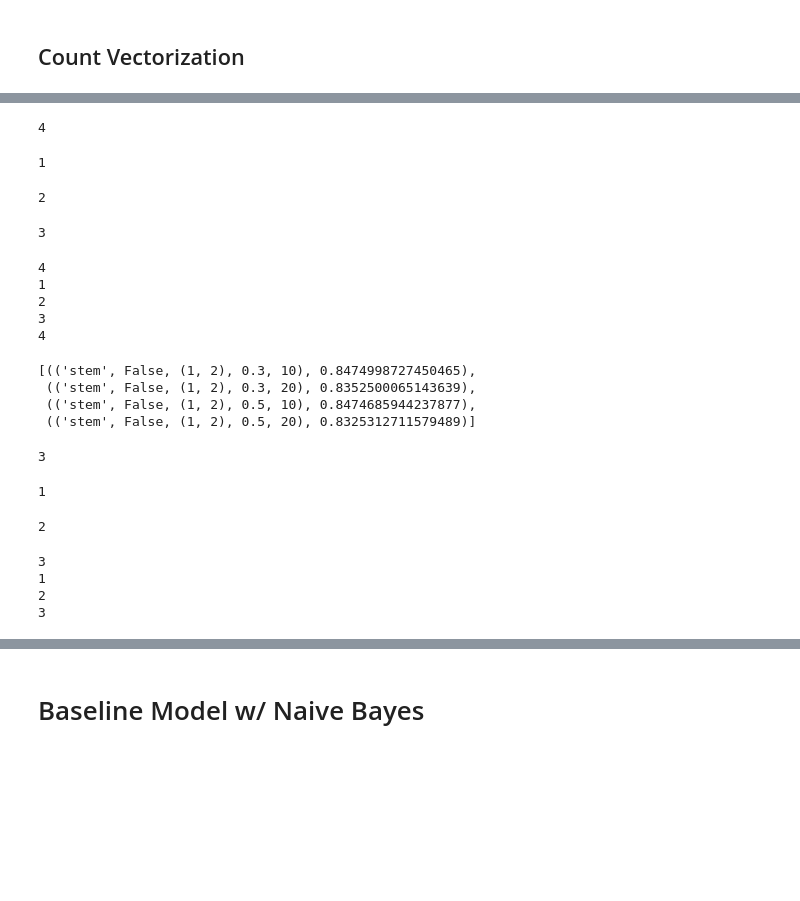
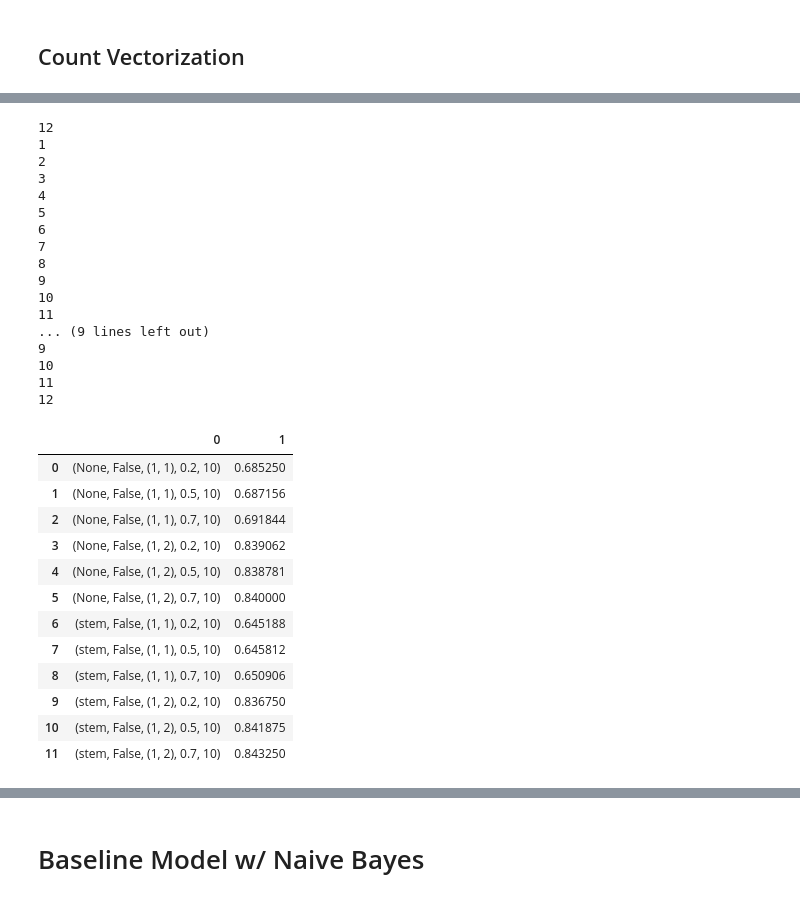
Before and after one commit to morganFitzg/movie-review-sentiment-analysis, a Jupyter notebook: project_nb3.ipynb, the cells around one changed output, grey strips where cells are left out. Drawn from its saved outputs; the diff is of its cells as text; code cells hidden in the pictures; blank space fills up the shorter version.

```diff
--- a/project_nb3.ipynb
+++ b/project_nb3.ipynb
@@ -504,36 +476,0 @@ df_results
-# %%
-order=['stemming','spell_check','n_grams','max_df','chi_percent','max_feat']
-
-params_lists=[['stem'],
-      [False],
-      [(1,2)],
-      [.3,.5],
-      [10,20]]
-
-tokenized = preprocess_grid(X_train,y_train,'count',params_lists)
-
-results=[]
-nb=GaussianNB()
-count=0
-
-for features, xtrain in tokenized:
-    result=cross_val_score(nb,xtrain,y_train,cv=3)
-    results.append((features,result.mean()))
-    count+=1
-    print(count)
-
-results
-# %% [output]
-4
-1
-2
-3
-4
-1
-2
-3
-4
-[(('stem', False, (1, 2), 0.3, 10), 0.8474998727450465),
- (('stem', False, (1, 2), 0.3, 20), 0.8352500065143639),
- (('stem', False, (1, 2), 0.5, 10), 0.8474685944237877),
- (('stem', False, (1, 2), 0.5, 20), 0.8325312711579489)]
@@ -542,23 +477,48 @@ count_results=pd.concat([df_results,pd.DataFrame(results)])
 # %%
 order=['stemming','spell_check','n_grams','max_df','chi_percent','max_feat']
 
-params_lists=[['lemmatize'],
+params_lists=[[None,'stem'],
       [False],
-      [(1,2)],
-      [.3,.5,.6],
+      [(1,1),(1,2)],
+      [.2,.5,.7],
       [10]]
 
 nb=GaussianNB()
 
 result_df=pipeline_nlp(nb,'count',X_train,y_train,params_lists)
+count_results=result_df
+count_results
 # %% [output]
+12
+1
+2
 3
+4
+5
+6
+7
+8
+9
+10
+11
+... (9 lines left out)
+9
+10
+11
+12
-1
-2
-3
-1
-2
-3
+|  | 0 | 1 |
+| 0 | (None, False, (1, 1), 0.2, 10) | 0.685250 |
+| 1 | (None, False, (1, 1), 0.5, 10) | 0.687156 |
+| 2 | (None, False, (1, 1), 0.7, 10) | 0.691844 |
+| 3 | (None, False, (1, 2), 0.2, 10) | 0.839062 |
+| 4 | (None, False, (1, 2), 0.5, 10) | 0.838781 |
+| 5 | (None, False, (1, 2), 0.7, 10) | 0.840000 |
+| 6 | (stem, False, (1, 1), 0.2, 10) | 0.645188 |
+| 7 | (stem, False, (1, 1), 0.5, 10) | 0.645812 |
+| 8 | (stem, False, (1, 1), 0.7, 10) | 0.650906 |
+| 9 | (stem, False, (1, 2), 0.2, 10) | 0.836750 |
+| 10 | (stem, False, (1, 2), 0.5, 10) | 0.841875 |
+| 11 | (stem, False, (1, 2), 0.7, 10) | 0.843250 |
 # %%
 count_results=pd.concat([count_results,result_df]).sort_values(by=1,ascending=False)
 # %%
```
Also changed, not shown: parts of 39 cells of this notebook.
